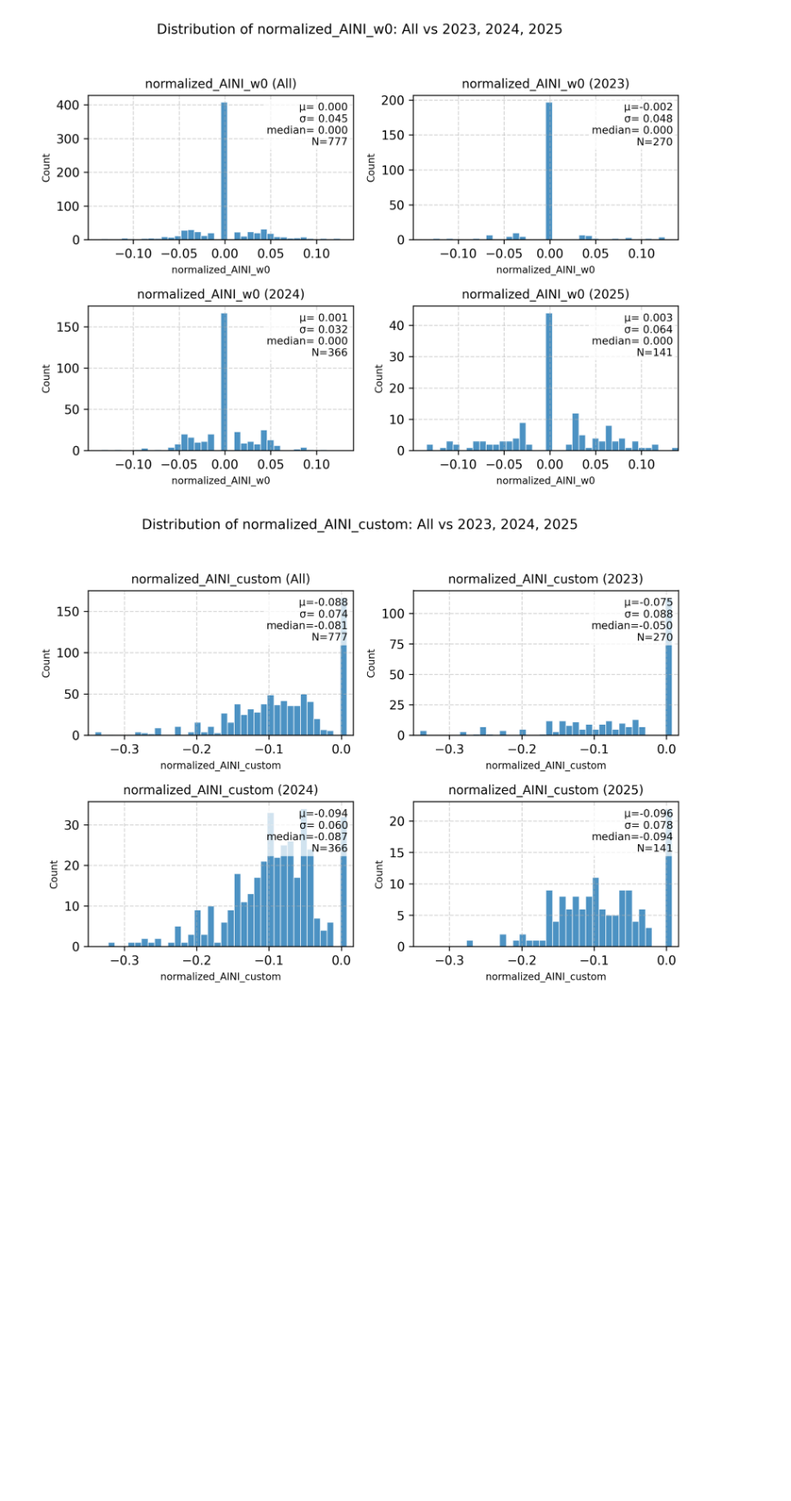
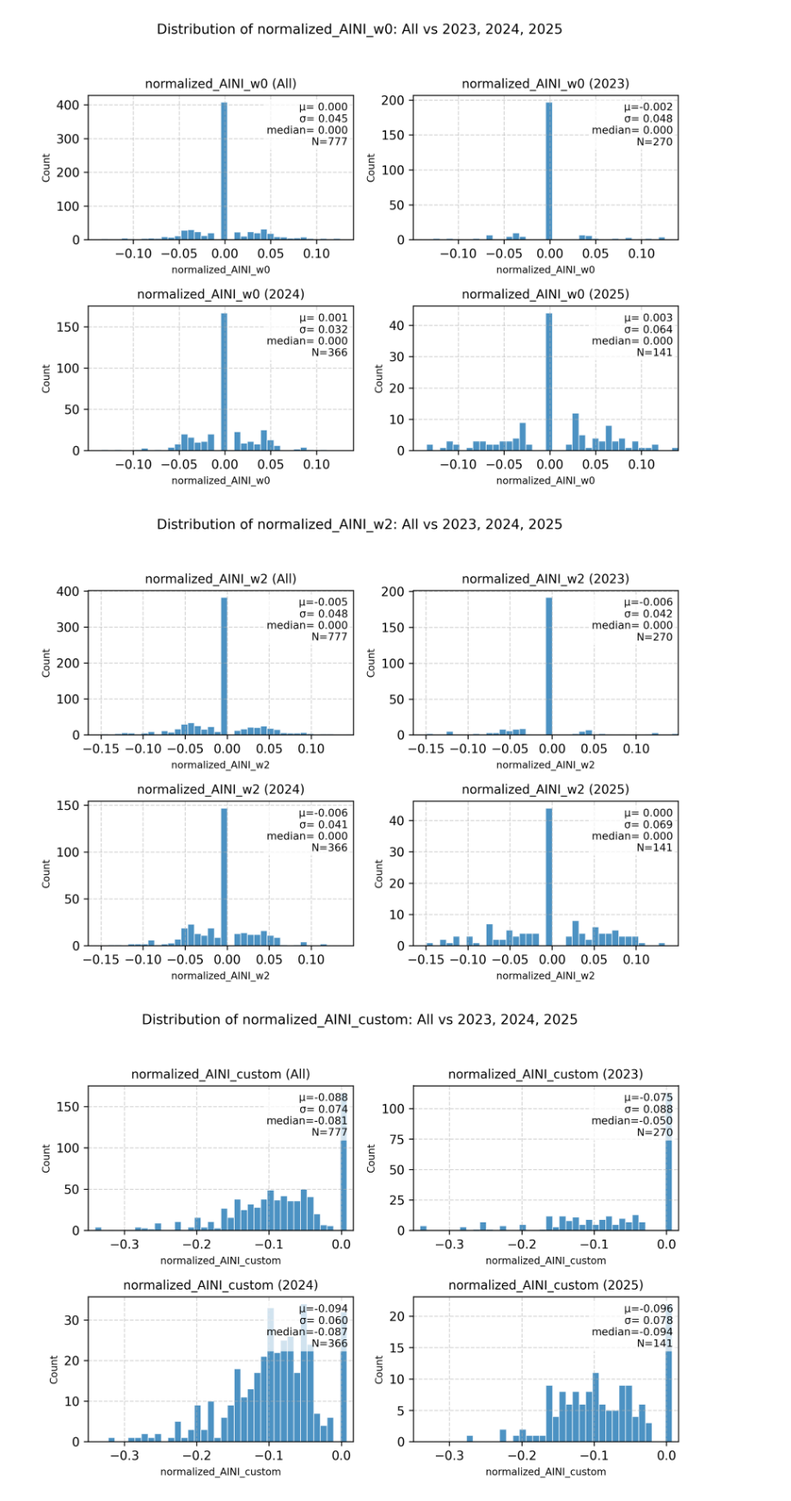
Before and after one commit to LarsIX/narrative_index, a Jupyter notebook: notebooks/exploratory_analysis_aini.ipynb, the cells around one changed output. Shown at 86% size. Drawn from its saved outputs; the diff is of its cells as text; code cells hidden in the pictures; blank space fills up the shorter version.

```diff
--- a/notebooks/exploratory_analysis_aini.ipynb
+++ b/notebooks/exploratory_analysis_aini.ipynb
@@ -160,6 +160,17 @@ plot_aini_hist_grid_by_years(
         )
 # %% [output]
 [figure]
+# %%
+# plot distribution, ignoring raw counts due to unequal count of articles / day
+outpath_hist = fig_path / "aini_hist_w2_panels.png"
+
+plot_aini_hist_grid_by_years(
+            df = merged,
+            measure="normalized_AINI_w2",
+            outpath= outpath_hist
+        )
+# %% [output]
+[figure, added]
 # %%
 # plot distribution, ignoring raw counts due to unequal count of articles / day
 outpath_hist = fig_path / "aini_hist_custom_panels.png"
```
Also changed, not shown: parts of 1 cell of this notebook, 52 other files.
